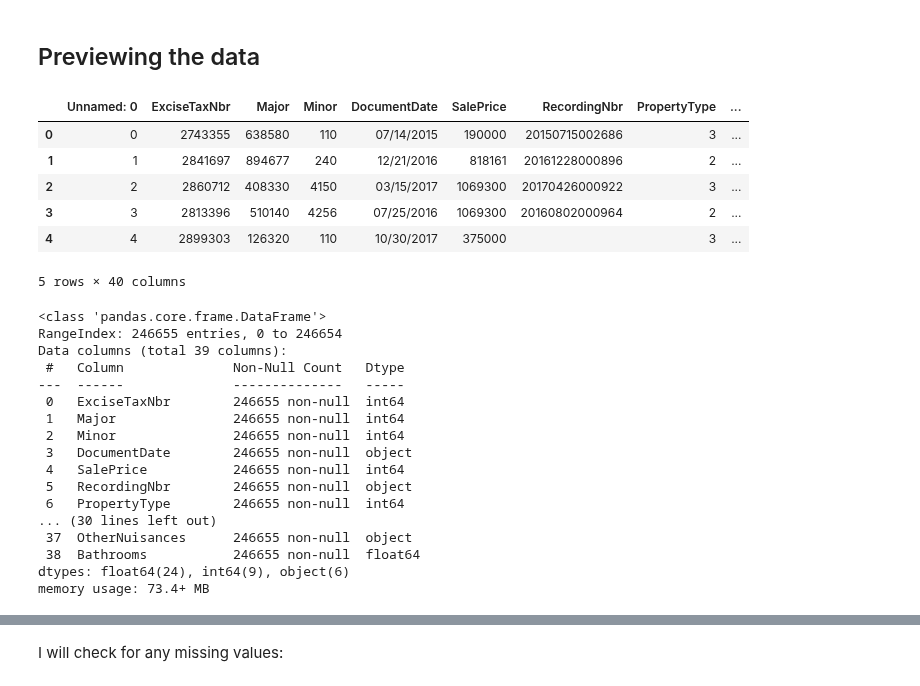
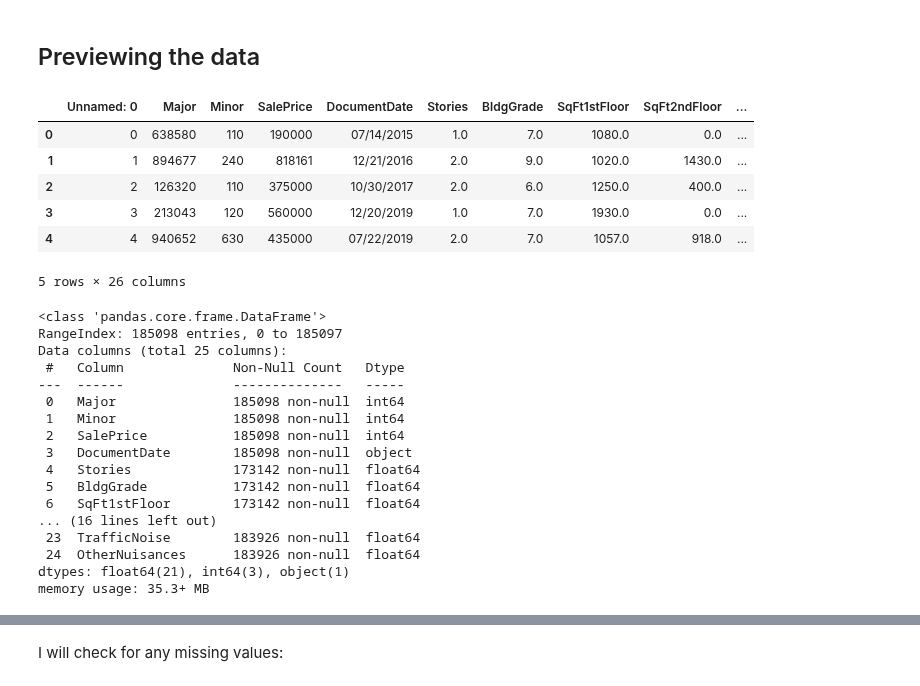
Before and after one commit to samtuleen/King-County-Home-Price-Predictors, a Jupyter notebook: notebooks/report/Valuable Home Improvement Projects - Predictive Analysis.ipynb, the cells around one changed output, grey strips where cells are left out. Cells and saved outputs as stored; diff of their text form; code cells hidden in the pictures.

```diff
--- a/notebooks/report/Valuable Home Improvement Projects - Predictive Analysis.ipynb
+++ b/notebooks/report/Valuable Home Improvement Projects - Predictive Analysis.ipynb
@@ -27,16 +27,16 @@ import matplotlib.pyplot as plt
 %matplotlib inline
 import seaborn as sns
 # %%
-housing_info = pd.read_csv('../../data/processed/housing_info.csv')
+housing_info = pd.read_csv('../../data/processed/house_data.csv')
 housing_info.head()
 # %% [output]
-|  | Unnamed: 0 | ExciseTaxNbr | Major | Minor | DocumentDate | SalePrice | RecordingNbr | PropertyType | ... |
-| 0 | 0 | 2743355 | 638580 | 110 | 07/14/2015 | 190000 | 20150715002686 | 3 | ... |
-| 1 | 1 | 2841697 | 894677 | 240 | 12/21/2016 | 818161 | 20161228000896 | 2 | ... |
-| 2 | 2 | 2860712 | 408330 | 4150 | 03/15/2017 | 1069300 | 20170426000922 | 3 | ... |
-| 3 | 3 | 2813396 | 510140 | 4256 | 07/25/2016 | 1069300 | 20160802000964 | 2 | ... |
-| 4 | 4 | 2899303 | 126320 | 110 | 10/30/2017 | 375000 |  | 3 | ... |
+|  | Unnamed: 0 | Major | Minor | SalePrice | DocumentDate | Stories | BldgGrade | SqFt1stFloor | SqFt2ndFloor | ... |
+| 0 | 0 | 638580 | 110 | 190000 | 07/14/2015 | 1.0 | 7.0 | 1080.0 | 0.0 | ... |
+| 1 | 1 | 894677 | 240 | 818161 | 12/21/2016 | 2.0 | 9.0 | 1020.0 | 1430.0 | ... |
+| 2 | 2 | 126320 | 110 | 375000 | 10/30/2017 | 2.0 | 6.0 | 1250.0 | 400.0 | ... |
+| 3 | 3 | 213043 | 120 | 560000 | 12/20/2019 | 1.0 | 7.0 | 1930.0 | 0.0 | ... |
+| 4 | 4 | 940652 | 630 | 435000 | 07/22/2019 | 2.0 | 7.0 | 1057.0 | 918.0 | ... |
-5 rows × 40 columns
+5 rows × 26 columns
 # %%
 #Dropping the Unnamed: 0 column since no valuable data is provided
 housing_info.drop(['Unnamed: 0'], axis = 1, inplace=True)
@@ -44,22 +44,22 @@ housing_info.drop(['Unnamed: 0'], axis = 1, inplace=True)
 housing_info.info()
 # %% [output]
 <class 'pandas.core.frame.DataFrame'>
-RangeIndex: 246655 entries, 0 to 246654
-Data columns (total 39 columns):
+RangeIndex: 185098 entries, 0 to 185097
+Data columns (total 25 columns):
  #   Column              Non-Null Count   Dtype
 ---  ------              --------------   -----
- 0   ExciseTaxNbr        246655 non-null  int64
- 1   Major               246655 non-null  int64
- 2   Minor               246655 non-null  int64
- 3   DocumentDate        246655 non-null  object
- 4   SalePrice           246655 non-null  int64
- 5   RecordingNbr        246655 non-null  object
- 6   PropertyType        246655 non-null  int64
-... (30 lines left out)
- 37  OtherNuisances      246655 non-null  object
- 38  Bathrooms           246655 non-null  float64
-dtypes: float64(24), int64(9), object(6)
-memory usage: 73.4+ MB
+ 0   Major               185098 non-null  int64
+ 1   Minor               185098 non-null  int64
+ 2   SalePrice           185098 non-null  int64
+ 3   DocumentDate        185098 non-null  object
+ 4   Stories             173142 non-null  float64
+ 5   BldgGrade           173142 non-null  float64
+ 6   SqFt1stFloor        173142 non-null  float64
+... (16 lines left out)
+ 23  TrafficNoise        183926 non-null  float64
+ 24  OtherNuisances      183926 non-null  float64
+dtypes: float64(21), int64(3), object(1)
+memory usage: 35.3+ MB
 # %%
 housing_info.describe()
 # %% [output]
```
Also changed, not shown: parts of 4 cells of this notebook, 1 other file.
